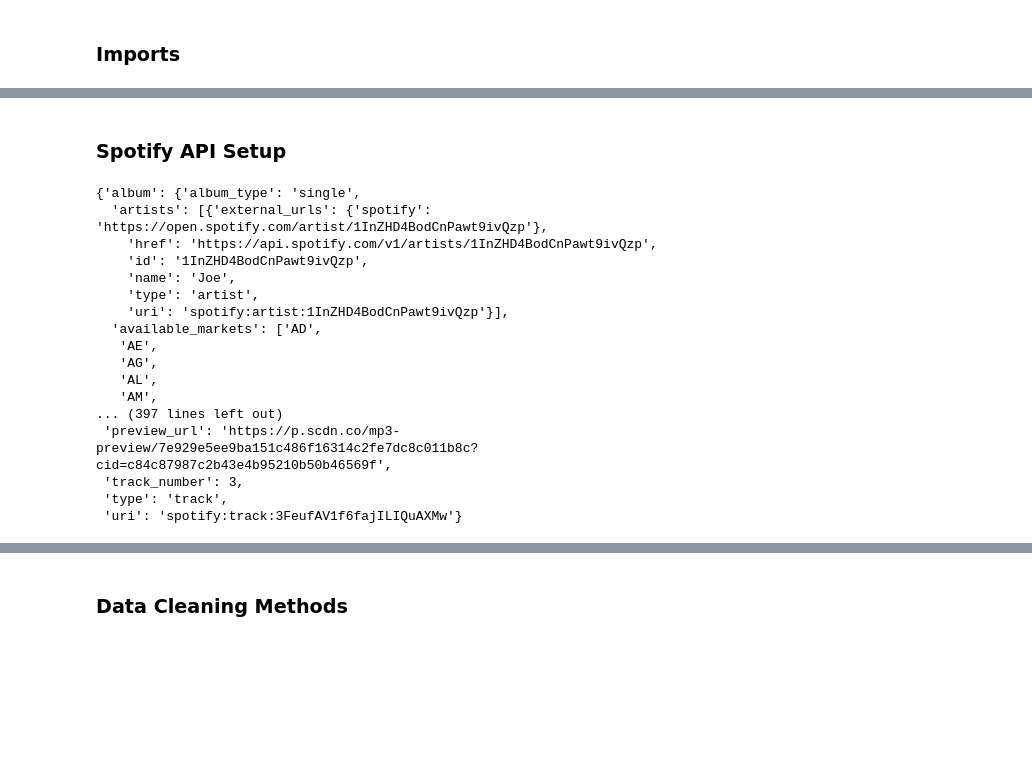
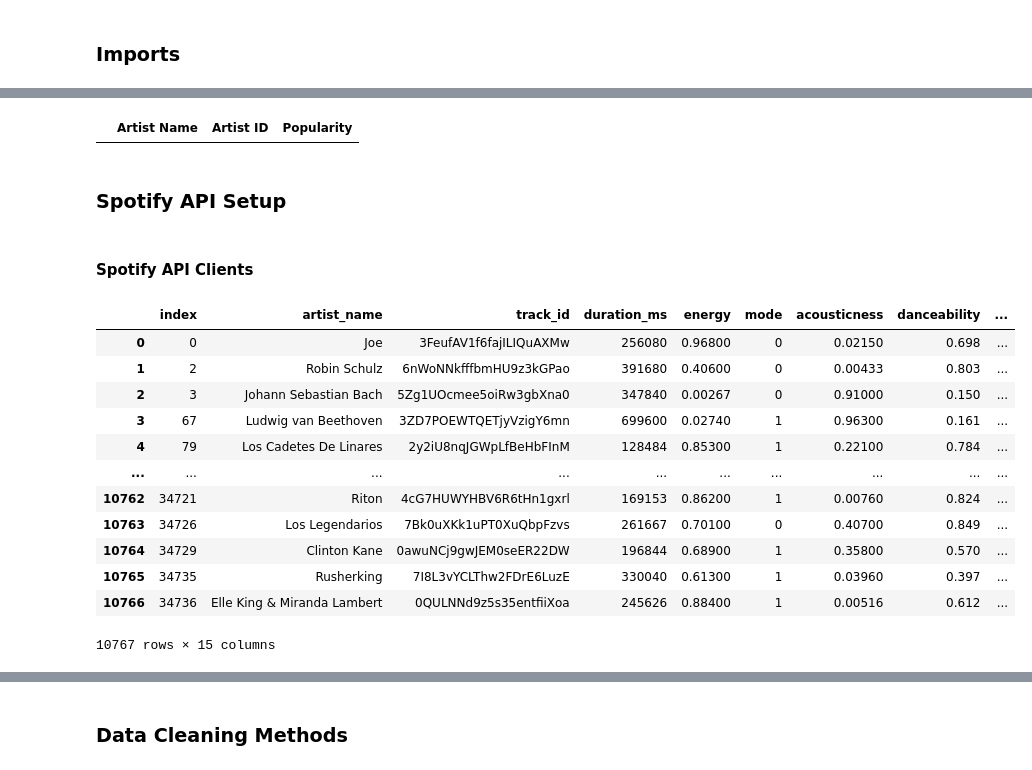
Before and after one commit to sumanasithalam/Top-Charts-Song-Classification, a Jupyter notebook: SongsAnalysis.ipynb, the cells around one changed output, grey strips where cells are left out. Saved outputs shown, nothing was run; the diff lists cells and outputs as text; code cells hidden in the pictures; blank space fills up the shorter version.

Commit message:
in progress - popularity column

```diff
--- a/SongsAnalysis.ipynb
+++ b/SongsAnalysis.ipynb
@@ -37,2 +41,6 @@ def import_data():
+# %%
+artist_popularities
+# %% [output]
+|  | Artist Name | Artist ID | Popularity |
 # %% [markdown]
 ### Spotify API Setup
@@ -71,20 +46,0 @@ spotify_api = SpotifyAPI(client_id=secret.spotify_client_id, client_secret=secre
-# %%
-spotify_api.artist_popularity_from_track('3FeufAV1f6fajILIQuAXMw')
-# %% [output]
-{'album': {'album_type': 'single',
-  'artists': [{'external_urls': {'spotify': 'https://open.spotify.com/artist/1InZHD4BodCnPawt9ivQzp'},
-    'href': 'https://api.spotify.com/v1/artists/1InZHD4BodCnPawt9ivQzp',
-    'id': '1InZHD4BodCnPawt9ivQzp',
-    'name': 'Joe',
-    'type': 'artist',
-    'uri': 'spotify:artist:1InZHD4BodCnPawt9ivQzp'}],
-  'available_markets': ['AD',
-   'AE',
-   'AG',
-   'AL',
-   'AM',
-... (397 lines left out)
- 'preview_url': 'https://p.scdn.co/mp3-preview/7e929e5ee9ba151c486f16314c2fe7dc8c011b8c?cid=c84c87987c2b43e4b95210b50b46569f',
- 'track_number': 3,
- 'type': 'track',
- 'uri': 'spotify:track:3FeufAV1f6fajILIQuAXMw'}
@@ -90,0 +100,2 @@ spotify_api.artist_popularity_from_track('3FeufAV1f6fajILIQuAXMw')
+# %% [markdown]
+#### Spotify API Clients
@@ -90,0 +114,25 @@ spotify_api.artist_popularity_from_track('3FeufAV1f6fajILIQuAXMw')
+# %%
+unedited_song_data = import_data()
+test_cleaned_song_data = unedited_song_data.copy().dropna()
+del test_cleaned_song_data['track_title']
+del test_cleaned_song_data['key']
+del test_cleaned_song_data['time_signature']
+
+test_cleaned_song_data['artist_name'] = test_cleaned_song_data['artist_name'].str.strip()
+dups_removed = test_cleaned_song_data.drop_duplicates(subset=['artist_name']).reset_index()
+# %%
+dups_removed
+# %% [output]
+|  | index | artist_name | track_id | duration_ms | energy | mode | acousticness | danceability | ... |
+| 0 | 0 | Joe | 3FeufAV1f6fajILIQuAXMw | 256080 | 0.96800 | 0 | 0.02150 | 0.698 | ... |
+| 1 | 2 | Robin Schulz | 6nWoNNkfffbmHU9z3kGPao | 391680 | 0.40600 | 0 | 0.00433 | 0.803 | ... |
+| 2 | 3 | Johann Sebastian Bach | 5Zg1UOcmee5oiRw3gbXna0 | 347840 | 0.00267 | 0 | 0.91000 | 0.150 | ... |
+| 3 | 67 | Ludwig van Beethoven | 3ZD7POEWTQETjyVzigY6mn | 699600 | 0.02740 | 1 | 0.96300 | 0.161 | ... |
+| 4 | 79 | Los Cadetes De Linares | 2y2iU8nqJGWpLfBeHbFInM | 128484 | 0.85300 | 1 | 0.22100 | 0.784 | ... |
+| ... | ... | ... | ... | ... | ... | ... | ... | ... | ... |
+| 10762 | 34721 | Riton | 4cG7HUWYHBV6R6tHn1gxrl | 169153 | 0.86200 | 1 | 0.00760 | 0.824 | ... |
+| 10763 | 34726 | Los Legendarios | 7Bk0uXKk1uPT0XuQbpFzvs | 261667 | 0.70100 | 0 | 0.40700 | 0.849 | ... |
+| 10764 | 34729 | Clinton Kane | 0awuNCj9gwJEM0seER22DW | 196844 | 0.68900 | 1 | 0.35800 | 0.570 | ... |
+| 10765 | 34735 | Rusherking | 7I8L3vYCLThw2FDrE6LuzE | 330040 | 0.61300 | 1 | 0.03960 | 0.397 | ... |
+| 10766 | 34736 | Elle King & Miranda Lambert | 0QULNNd9z5s35entfiiXoa | 245626 | 0.88400 | 1 | 0.00516 | 0.612 | ... |
+10767 rows × 15 columns
```
Also changed, not shown: parts of 24 cells of this notebook.
